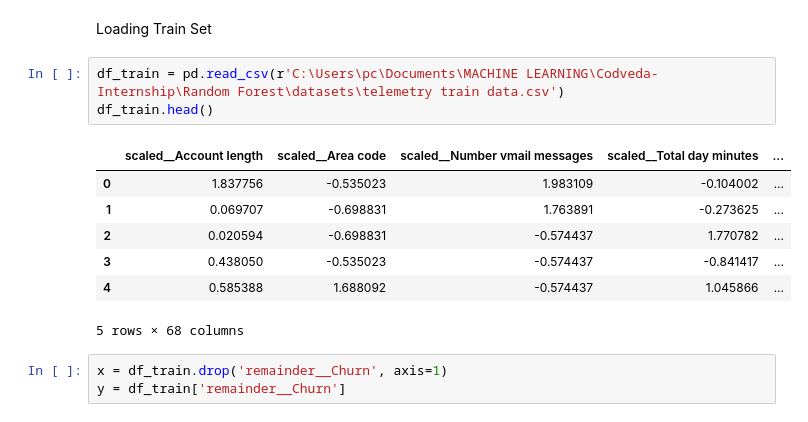
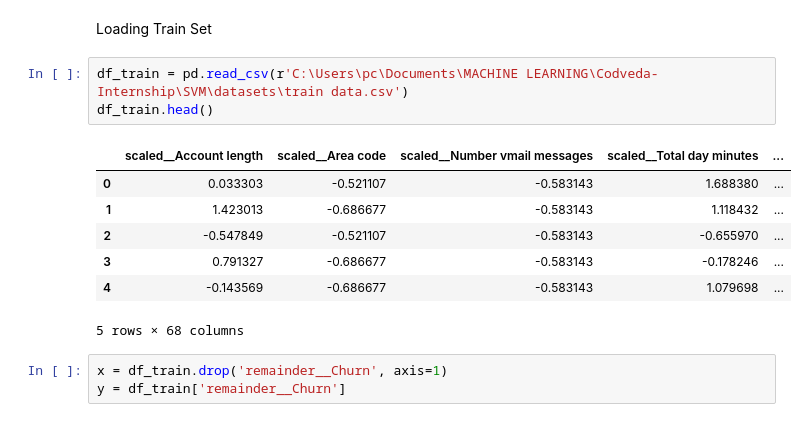
Before and after one commit to samuelfrann/Codveda-Internship, a Jupyter notebook: SVM/notebooks/model_traineing.ipynb, the cells around one changed output. Saved outputs shown, nothing was run; the diff lists cells and outputs as text.

```diff
--- a/SVM/notebooks/model_traineing.ipynb
+++ b/SVM/notebooks/model_traineing.ipynb
@@ -16,15 +16,15 @@ from sklearn.model_selection import cross_validate
 # %% [markdown]
 Loading Train Set
 # %%
-df_train = pd.read_csv(r'C:\Users\pc\Documents\MACHINE LEARNING\Codveda-Internship\Random Forest\datasets\telemetry train data.csv')
+df_train = pd.read_csv(r'C:\Users\pc\Documents\MACHINE LEARNING\Codveda-Internship\SVM\datasets\train data.csv')
 df_train.head()
 # %% [output]
 |  | scaled__Account length | scaled__Area code | scaled__Number vmail messages | scaled__Total day minutes | ... |
-| 0 | 1.837756 | -0.535023 | 1.983109 | -0.104002 | ... |
-| 1 | 0.069707 | -0.698831 | 1.763891 | -0.273625 | ... |
-| 2 | 0.020594 | -0.698831 | -0.574437 | 1.770782 | ... |
-| 3 | 0.438050 | -0.535023 | -0.574437 | -0.841417 | ... |
-| 4 | 0.585388 | 1.688092 | -0.574437 | 1.045866 | ... |
+| 0 | 0.033303 | -0.521107 | -0.583143 | 1.688380 | ... |
+| 1 | 1.423013 | -0.686677 | -0.583143 | 1.118432 | ... |
+| 2 | -0.547849 | -0.521107 | -0.583143 | -0.655970 | ... |
+| 3 | 0.791327 | -0.686677 | -0.583143 | -0.178246 | ... |
+| 4 | -0.143569 | -0.686677 | -0.583143 | 1.079698 | ... |
 5 rows × 68 columns
 # %%
 x = df_train.drop('remainder__Churn', axis=1)
```
Also changed, not shown: parts of 16 cells of this notebook, 3 other files.
